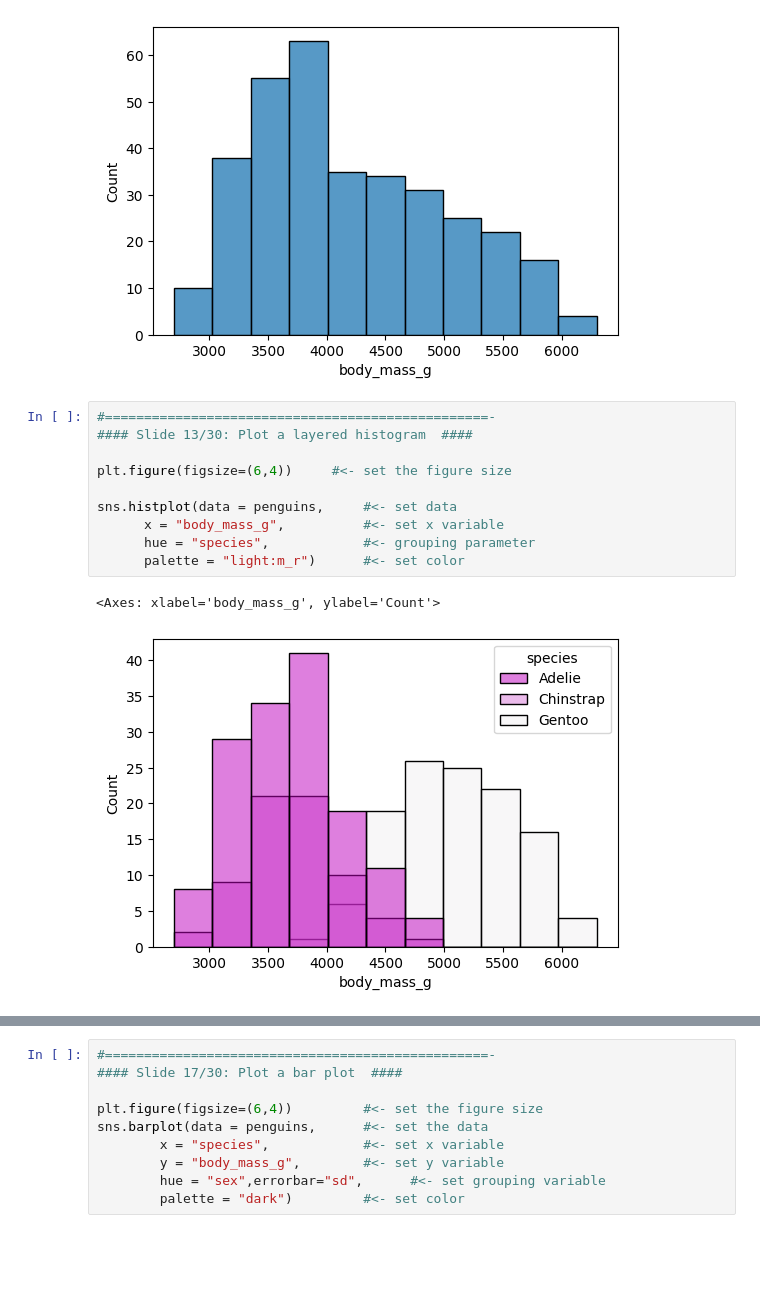
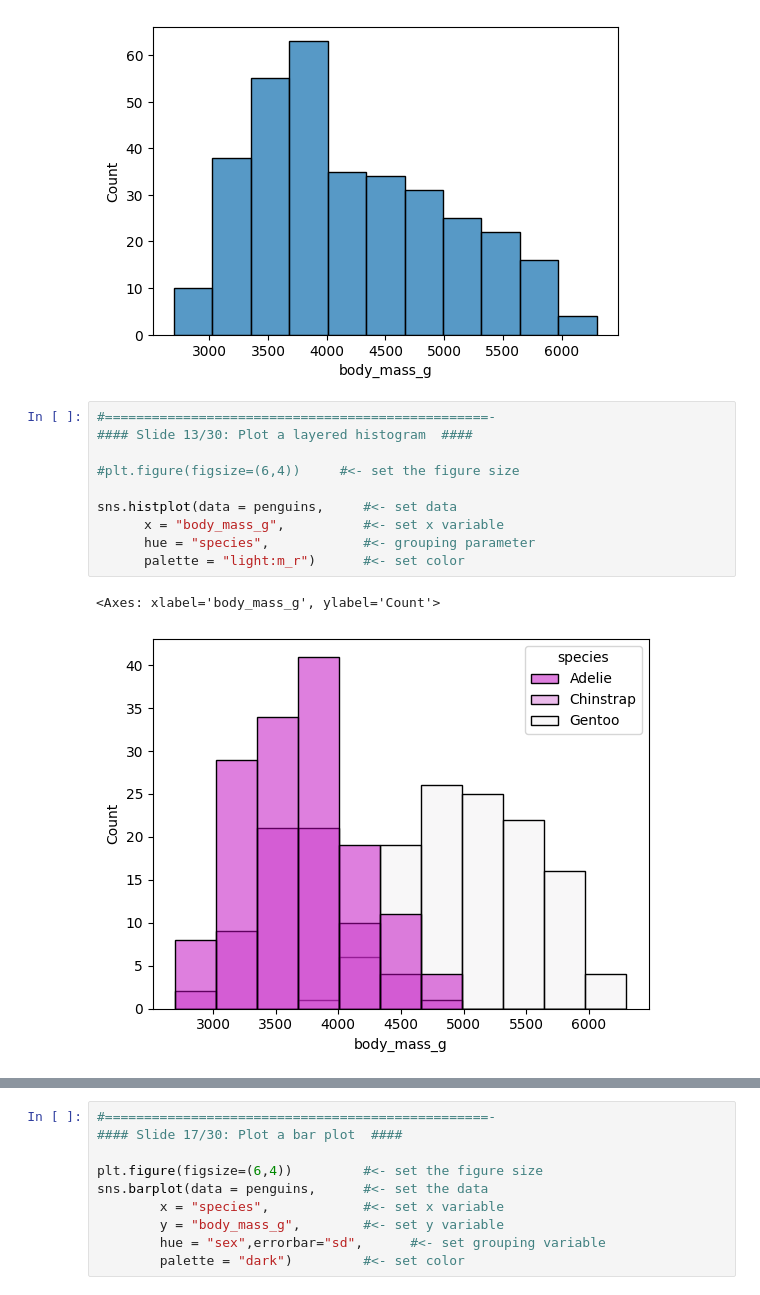
Before and after one commit to dilip-ksa/Data-Visualization-with-Python, a Jupyter notebook: 03-InteractiveVisualizationwithPlotly Feb -Mar 2026/1-Seaborn/1-Seaborn-code.ipynb, the cells around one changed output, grey strips where cells are left out. Drawn from its saved outputs; the diff is of its cells as text; blank space fills up the shorter version.

```diff
--- a/03-InteractiveVisualizationwithPlotly Feb -Mar 2026/1-Seaborn/1-Seaborn-code.ipynb
+++ b/03-InteractiveVisualizationwithPlotly Feb -Mar 2026/1-Seaborn/1-Seaborn-code.ipynb
@@ -51,16 +53,16 @@ sns.histplot(data = penguins,     #<- dataset
 # %%
 #=================================================-
 #### Slide 13/30: Plot a layered histogram  ####
 
-plt.figure(figsize=(6,4))     #<- set the figure size
+#plt.figure(figsize=(6,4))     #<- set the figure size
 
 sns.histplot(data = penguins,     #<- set data
       x = "body_mass_g",          #<- set x variable
       hue = "species",            #<- grouping parameter
       palette = "light:m_r")      #<- set color
 # %% [output]
 <Axes: xlabel='body_mass_g', ylabel='Count'>
-[figure, old version]
+[figure, new version]
 # %%
 #=================================================-
 #### Slide 14/30: Univariate plots: box plot  ####
```
Also changed, not shown: parts of 6 cells of this notebook.
